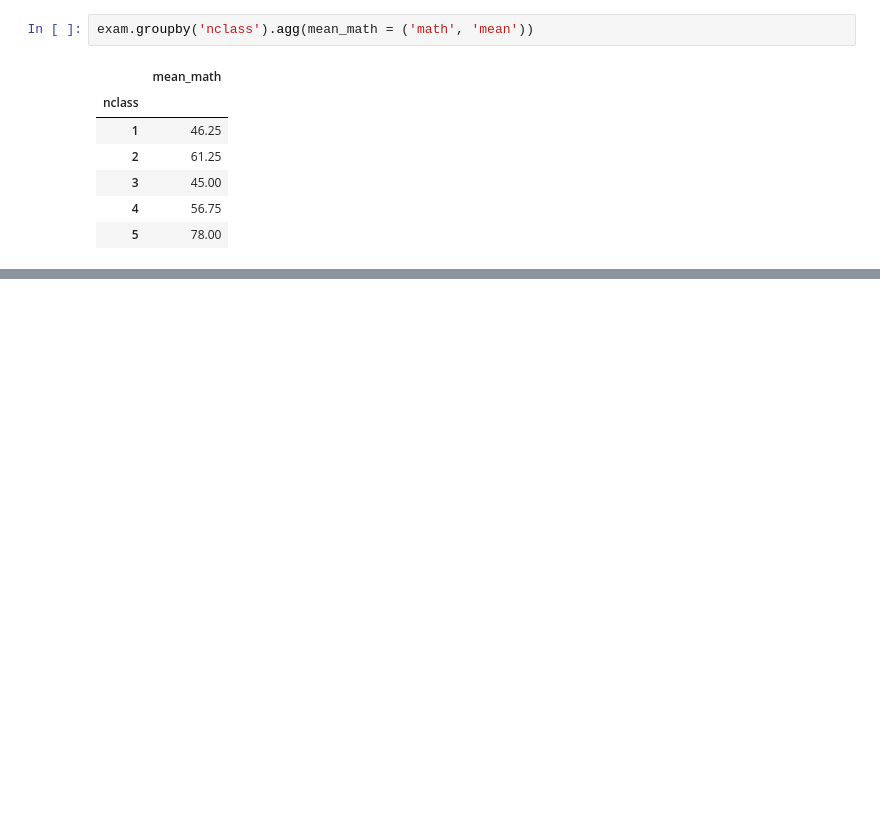
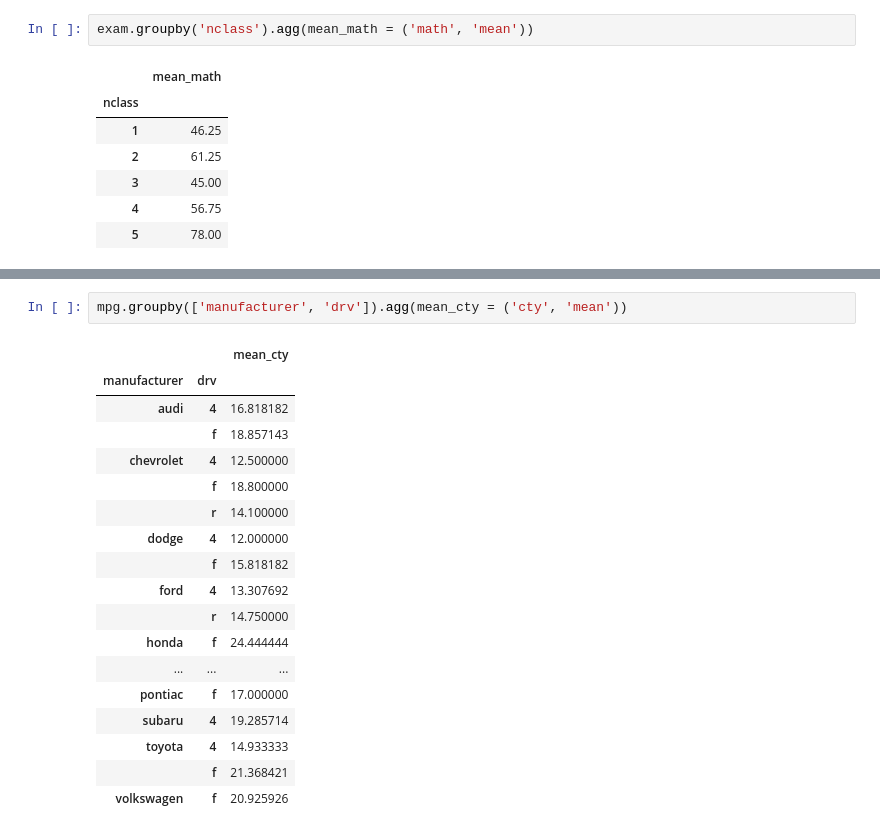
Before and after one commit to CheonSeWan/kit_bigdata, a Jupyter notebook: src/chapter06.ipynb, the cells around one changed output, grey strips where cells are left out. Drawn from its saved outputs; the diff is of its cells as text; blank space fills up the shorter version.

```diff
--- a/src/chapter06.ipynb
+++ b/src/chapter06.ipynb
@@ -737,0 +770,21 @@ exam.groupby('nclass').agg(mean_math = ('math', 'mean'))
+# %%
+mpg.groupby(['manufacturer', 'drv']).agg(mean_cty = ('cty', 'mean'))
+# %% [output]
+|  |  | mean_cty |
+| manufacturer | drv |  |
+| audi | 4 | 16.818182 |
+|  | f | 18.857143 |
+| chevrolet | 4 | 12.500000 |
+|  | f | 18.800000 |
+|  | r | 14.100000 |
+| dodge | 4 | 12.000000 |
+|  | f | 15.818182 |
+| ford | 4 | 13.307692 |
+|  | r | 14.750000 |
+| honda | f | 24.444444 |
+| ... | ... | ... |
+| pontiac | f | 17.000000 |
+| subaru | 4 | 19.285714 |
+| toyota | 4 | 14.933333 |
+|  | f | 21.368421 |
+| volkswagen | f | 20.925926 |
```
Also changed, not shown: parts of 22 cells of this notebook.
